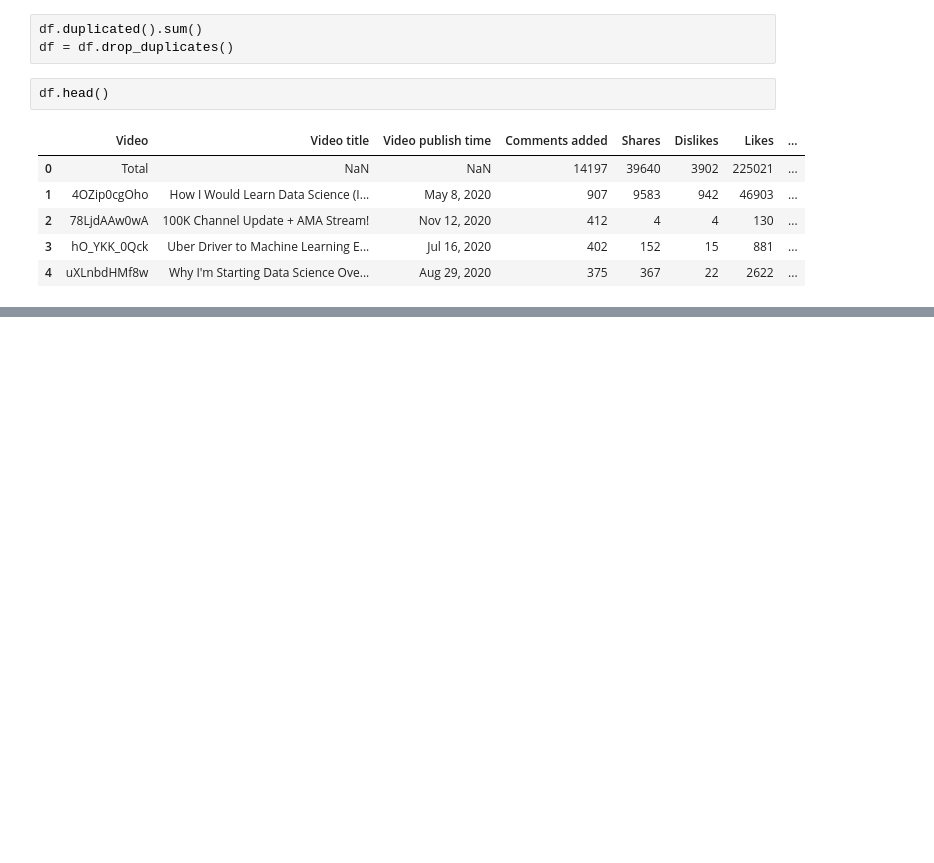
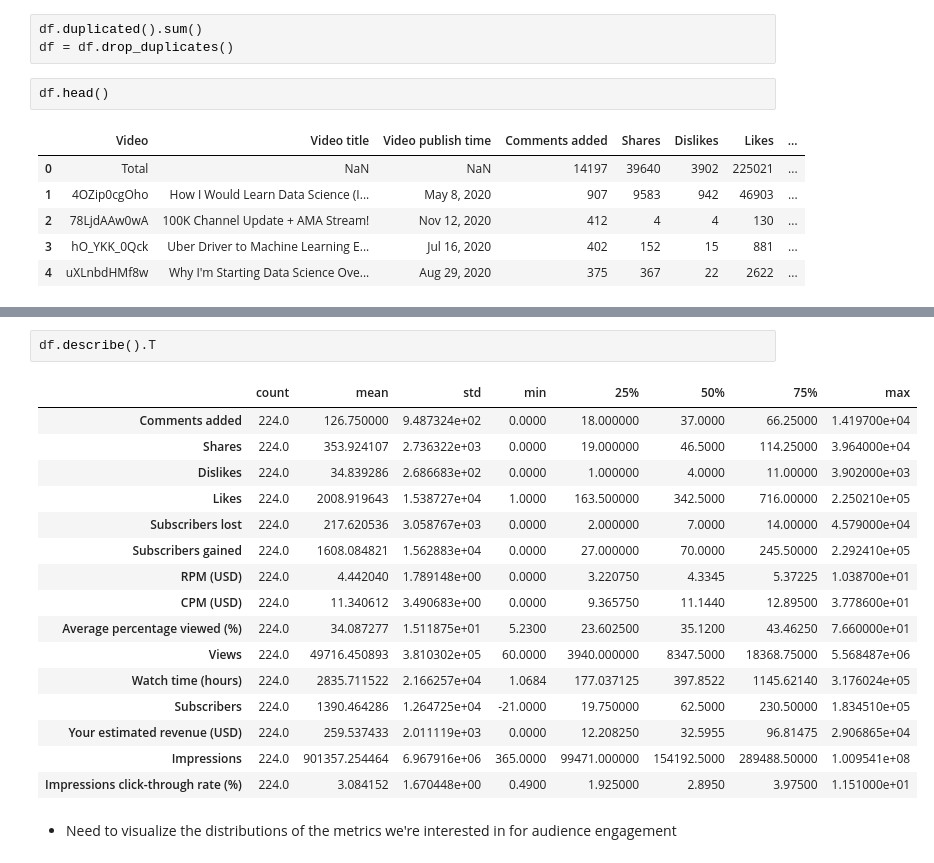
Before and after one commit to Destructor7453/kenjee_youtube_eda, a Jupyter notebook: notebooks/eda.ipynb, the cells around one changed output, grey strips where cells are left out. Saved outputs shown, nothing was run; the diff lists cells and outputs as text; blank space fills up the shorter version.

```diff
--- a/notebooks/eda.ipynb
+++ b/notebooks/eda.ipynb
@@ -52,0 +73,21 @@ df.head()
+# %%
+df.describe().T
+# %% [output]
+|  | count | mean | std | min | 25% | 50% | 75% | max |
+| Com­ments ad­ded | 224.0 | 126.750000 | 9.487324e+02 | 0.0000 | 18.000000 | 37.0000 | 66.25000 | 1.419700e+04 |
+| Shares | 224.0 | 353.924107 | 2.736322e+03 | 0.0000 | 19.000000 | 46.5000 | 114.25000 | 3.964000e+04 |
+| Dis­likes | 224.0 | 34.839286 | 2.686683e+02 | 0.0000 | 1.000000 | 4.0000 | 11.00000 | 3.902000e+03 |
+| Likes | 224.0 | 2008.919643 | 1.538727e+04 | 1.0000 | 163.500000 | 342.5000 | 716.00000 | 2.250210e+05 |
+| Sub­scribers lost | 224.0 | 217.620536 | 3.058767e+03 | 0.0000 | 2.000000 | 7.0000 | 14.00000 | 4.579000e+04 |
+| Sub­scribers gained | 224.0 | 1608.084821 | 1.562883e+04 | 0.0000 | 27.000000 | 70.0000 | 245.50000 | 2.292410e+05 |
+| RPM (USD) | 224.0 | 4.442040 | 1.789148e+00 | 0.0000 | 3.220750 | 4.3345 | 5.37225 | 1.038700e+01 |
+| CPM (USD) | 224.0 | 11.340612 | 3.490683e+00 | 0.0000 | 9.365750 | 11.1440 | 12.89500 | 3.778600e+01 |
+| Av­er­age per­cent­age viewed (%) | 224.0 | 34.087277 | 1.511875e+01 | 5.2300 | 23.602500 | 35.1200 | 43.46250 | 7.660000e+01 |
+| Views | 224.0 | 49716.450893 | 3.810302e+05 | 60.0000 | 3940.000000 | 8347.5000 | 18368.75000 | 5.568487e+06 |
+| Watch time (hours) | 224.0 | 2835.711522 | 2.166257e+04 | 1.0684 | 177.037125 | 397.8522 | 1145.62140 | 3.176024e+05 |
+| Sub­scribers | 224.0 | 1390.464286 | 1.264725e+04 | -21.0000 | 19.750000 | 62.5000 | 230.50000 | 1.834510e+05 |
+| Your es­tim­ated rev­en­ue (USD) | 224.0 | 259.537433 | 2.011119e+03 | 0.0000 | 12.208250 | 32.5955 | 96.81475 | 2.906865e+04 |
+| Im­pres­sions | 224.0 | 901357.254464 | 6.967916e+06 | 365.0000 | 99471.000000 | 154192.5000 | 289488.50000 | 1.009541e+08 |
+| Im­pres­sions click-through rate (%) | 224.0 | 3.084152 | 1.670448e+00 | 0.4900 | 1.925000 | 2.8950 | 3.97500 | 1.151000e+01 |
+# %% [markdown]
+- Need to visualize the distributions of the metrics we're interested in for audience engagement
```
Also changed, not shown: parts of 5 cells of this notebook.
